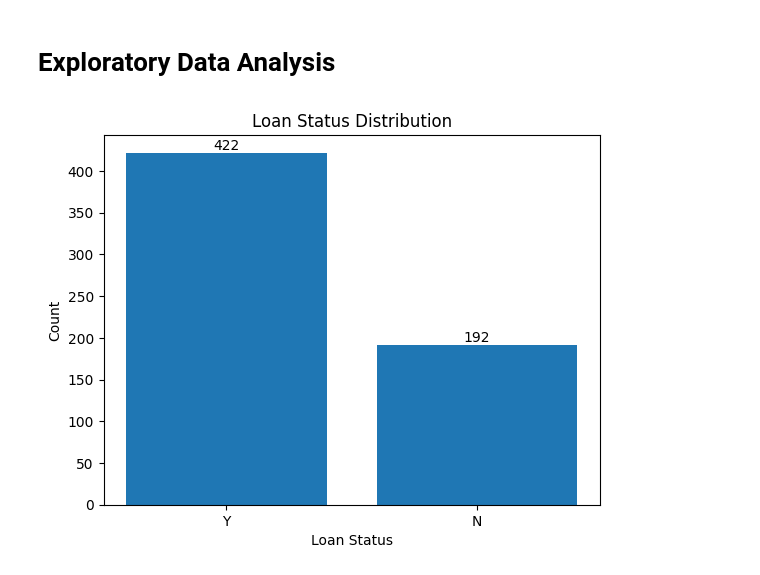
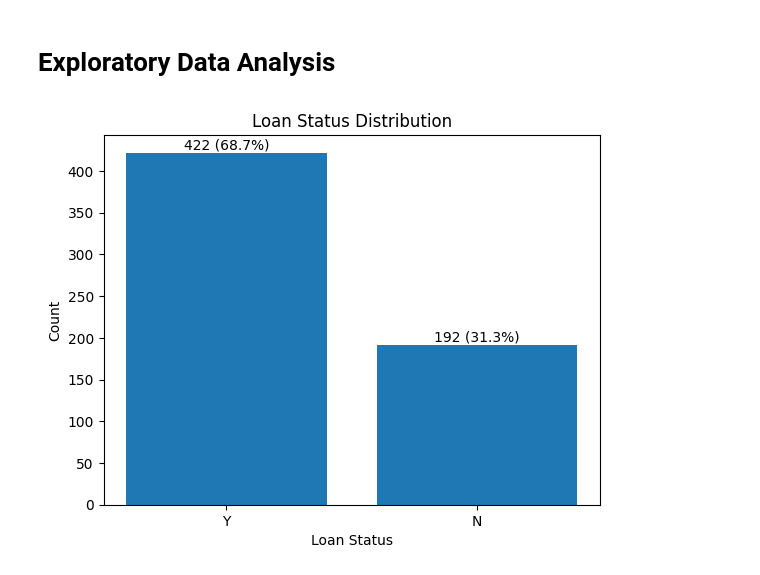
Before and after one commit to karywnl/loan-prediction, a Jupyter notebook: eda.ipynb, the cells around one changed output. Drawn from its saved outputs; the diff is of its cells as text; code cells hidden in the pictures.

```diff
--- a/eda.ipynb
+++ b/eda.ipynb
@@ -13,35 +13,22 @@ df.head()
 | 2 | LP001005 | Male | Yes | 0 | Graduate | Yes | 3000 | 0.0 | ... |
 | 3 | LP001006 | Male | Yes | 0 | Not Graduate | No | 2583 | 2358.0 | ... |
 | 4 | LP001008 | Male | No | 0 | Graduate | No | 6000 | 0.0 | ... |
-# %%
-# renaming all the columns to snake case for better readability.
-
-df.columns = ['loan_id',
-'gender',
- 'married',
- 'dependents',
- 'education',
- 'self_employed',
- 'applicant_income',
- 'coapplicant_income',
- 'loan_amount',
- 'loan_amount_term',
- 'credit_history',
- 'property_area',
- 'loan_status']
 # %% [markdown]
 # **Exploratory Data Analysis**
 # %%
 # Checking the distribution of target variable (loan_status)
 
-counts = df['loan_status'].value_counts()
+counts = df['Loan_Status'].value_counts()
 
 fig, ax = plt.subplots()
 ax.bar(counts.index, counts.values)
-ax.bar_label(ax.containers[0])
+
+percentage_label = [f"{val} ({((val / counts.sum()) * 100):.1f}%)" for val in counts.values]
+ax.bar_label(ax.containers[0], labels=percentage_label)
+
 ax.set_title("Loan Status Distribution")
 ax.set_xlabel("Loan Status")
 ax.set_ylabel("Count")
 plt.show()
 # %% [output]
-[figure, old version]
+[figure, new version]
```
Also changed, not shown: parts of 3 cells of this notebook.
